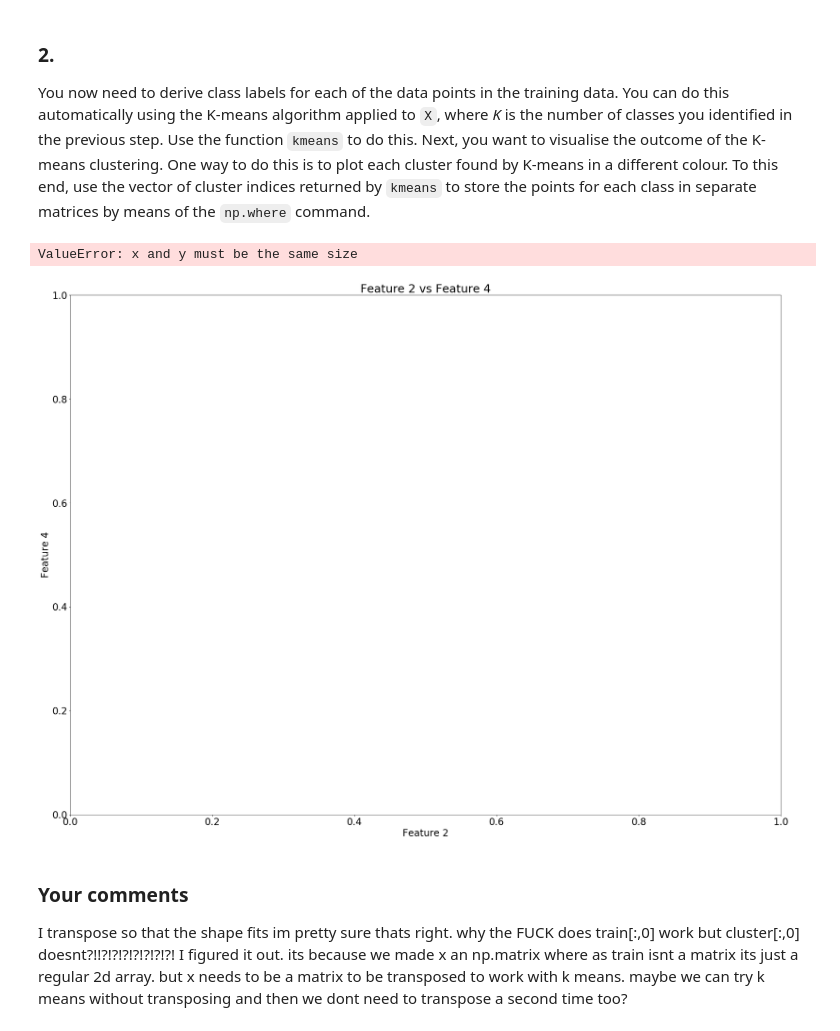
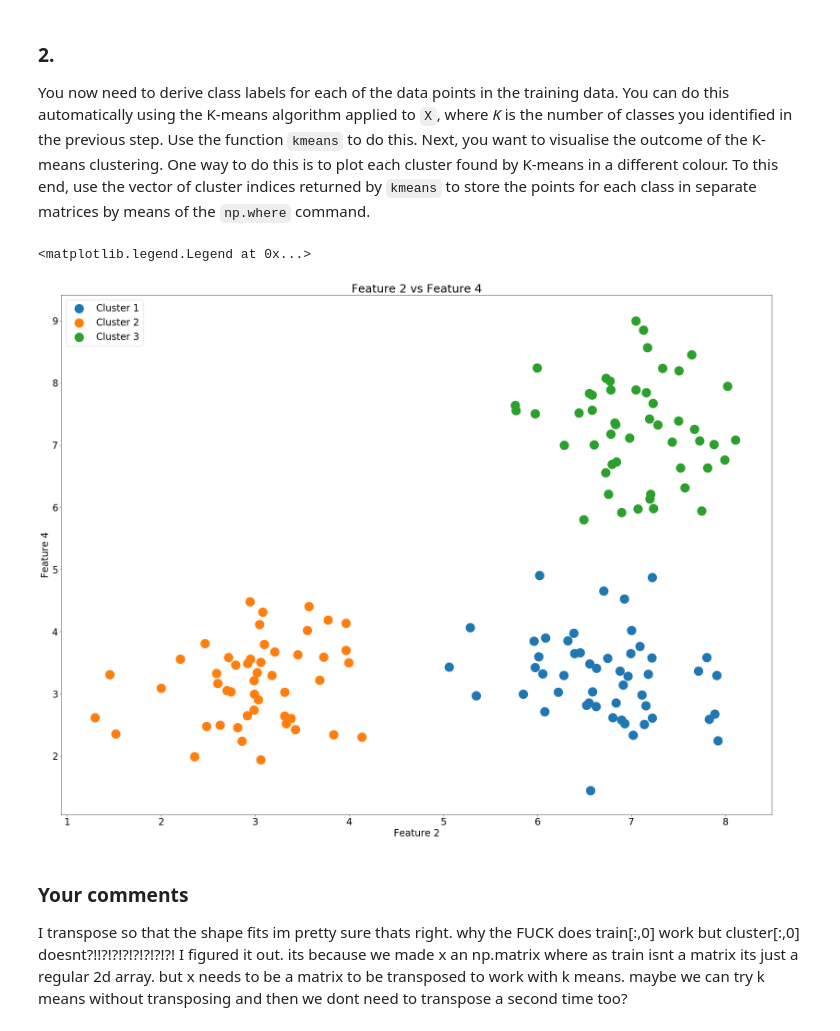
Before and after one commit to ainsleyrutterford/Clustering-and-Classifying-Data, a Jupyter notebook: cw1.ipynb, the cells around one changed output. Saved outputs shown, nothing was run; the diff lists cells and outputs as text; code cells hidden in the pictures.

```diff
--- a/cw1.ipynb
+++ b/cw1.ipynb
@@ -69,35 +69,35 @@ You now need to derive class labels for each of the data points in the training
 # %%
 def kmeans(Data, NClusters):
   km = KMeans(NClusters)
   fitted = km.fit(Data)
   return (fitted.cluster_centers_, fitted.labels_, fitted.inertia_)
 
 # Part 2
 
 k = kmeans(x.T, 3)
 
 # these are the indexes of the points that belong to each cluster
 cluster1_indexes = np.where(k[1] == 0)[0]
 cluster2_indexes = np.where(k[1] == 1)[0]
 cluster3_indexes = np.where(k[1] == 2)[0]
 
 # these are the actual clusters
 cluster1 = np.array(x[:, cluster1_indexes]).T
 cluster2 = np.array(x[:, cluster2_indexes]).T
 cluster3 = np.array(x[:, cluster3_indexes]).T
 
 fig = plt.figure()
 ax = fig.add_subplot(111)
 ax.set_title('Feature 2 vs Feature 4')
 ax.set_xlabel('Feature 2')
 ax.set_ylabel('Feature 4')
-ax.scatter(cluster1[:,0], cluster0[:,1], s=500, label='Cluster 1')
-ax.scatter(cluster2[:,0], cluster1[:,1], s=500, label='Cluster 2')
-ax.scatter(cluster3[:,0], cluster2[:,1], s=500, label='Cluster 3')
+ax.scatter(cluster1[:,0], cluster1[:,1], s=500, label='Cluster 1')
+ax.scatter(cluster2[:,0], cluster2[:,1], s=500, label='Cluster 2')
+ax.scatter(cluster3[:,0], cluster3[:,1], s=500, label='Cluster 3')
 ax.legend(loc='upper left')
 # %% [output]
-ValueError: x and y must be the same size
+<matplotlib.legend.Legend at 0x...>
-[figure, old version]
+[figure, new version]
 # %% [markdown]
 ### Your comments ###
 
```
